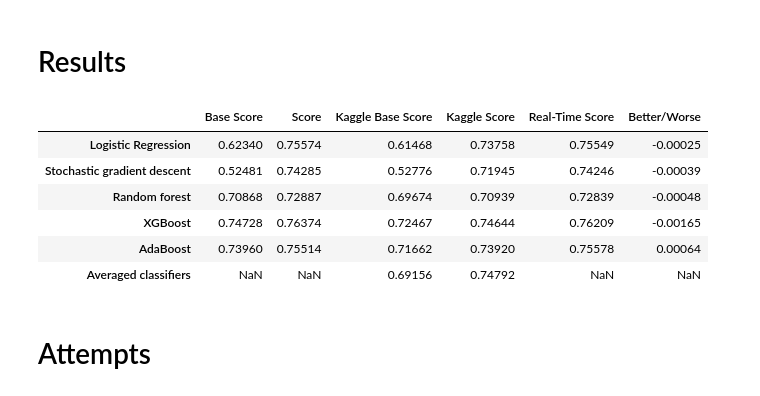
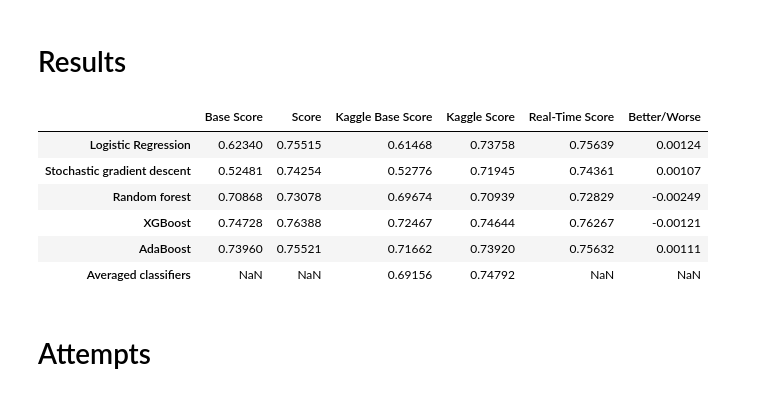
Before and after one commit to Gedas-LT/kaggle-home-credit, a Jupyter notebook: notebook.ipynb, the cells around one changed output. Cells and saved outputs as stored; diff of their text form; code cells hidden in the pictures.

```diff
--- a/notebook.ipynb
+++ b/notebook.ipynb
@@ -673,10 +664,10 @@ get_organization_type = FunctionTransformer(organization_type)
 # %%
 # Data used for training, validation and prediction.
 
-X = application_train.drop(columns=["SK_ID_CURR", "TARGET"])
+X = application_train.drop(columns=["TARGET"])
 y = application_train["TARGET"]
 
-X_test = application_test.drop(columns=["SK_ID_CURR"])
+X_test = application_test.copy()
 
 SK_ID_CURR = application_test["SK_ID_CURR"]
 # %% [markdown]
@@ -707,6 +692,7 @@ log_reg = LogisticRegression(random_state=42, max_iter=400)
 
 log_pipe = Pipeline(
     steps=[
+        ("custom_preprocessor_1", get_credit_card_dpd),
         ("preprocessor", preprocessor),
         ("scaler", StandardScaler()),
         ("model", log_reg)
@@ -734,7 +720,8 @@ sgd = SGDClassifier(loss="log", random_state=42)
 
 sgd_pipe = Pipeline(
     steps=[
-        ("organization_type", get_organization_type),
+        ("custom_preprocessor_1", get_organization_type),
+        ("custom_preprocessor_2", get_credit_card_dpd),
         ("preprocessor", preprocessor),
         ("scaler", StandardScaler()),
         ("model", sgd)
@@ -815,6 +802,7 @@ ada = AdaBoostClassifier(random_state=42)
 
 ada_pipe = Pipeline(
     steps=[
+        ("custom_preprocessor_2", get_credit_card_dpd),
         ("preprocessor", preprocessor),
         ("model", ada)
     ]
@@ -859,48 +847,48 @@ xgboost_base_score = 0.74728
 ada_base_score = 0.7396
 avg_base_score = None
 
-log_score = 0.75574
-sgd_score = 0.74285
-forest_score = 0.72887
-xgboost_score = 0.76374
-ada_score = 0.75514
+log_score = 0.75639
+sgd_score = 0.74361
+forest_score = 0.72829
+xgboost_score = 0.76267
+ada_score = 0.75632
 avg_score = None
 
 kaggle_base_log_score = 0.61468
 kaggle_base_sgd_score = 0.52776
 kaggle_base_forest_score = 0.69674
 kaggle_base_xgboost_score = 0.72467
 kaggle_base_ada_score = 0.71662
 kaggle_base_avg_score = 0.69156
 
 kaggle_log_score = 0.73758
 kaggle_sgd_score = 0.71945
 kaggle_forest_score = 0.70939
 kaggle_xgboost_score = 0.74644
 kaggle_ada_score = 0.73920
 kaggle_avg_score = 0.74792
 
 scores_table = pd.DataFrame({"Base Score": [log_base_score, sgd_base_score, forest_base_score, xgboost_base_score, ada_base_score, avg_base_score],
                              "Score": [log_score, sgd_score, forest_score, xgboost_score, ada_score, avg_score],
                              "Kaggle Base Score": [kaggle_base_log_score, kaggle_base_sgd_score, kaggle_base_forest_score,
                                                    kaggle_base_xgboost_score, kaggle_base_ada_score, kaggle_base_avg_score],
                              "Kaggle Score": [kaggle_log_score, kaggle_sgd_score, kaggle_forest_score, kaggle_xgboost_score, kaggle_ada_score, kaggle_avg_score],
                              "Real-Time Score": [log_score_rt, sgd_score_rt, forest_score_rt, xgboost_score_rt, ada_score_rt, None],
                              "Better/Worse": [log_score_rt - log_score, sgd_score_rt - sgd_score, forest_score_rt - forest_score,
                                               xgboost_score_rt - xgboost_score, ada_score_rt - ada_score, None]
                              }
                             ).set_axis(
                                  ["Logistic Regression", "Stochastic gradient descent", "Random forest", "XGBoost", "AdaBoost", "Averaged classifiers"], axis="index"
                                  )
 
 scores_table
 # %% [output]
 |  | Base Score | Score | Kaggle Base Score | Kaggle Score | Real-Time Score | Better/Worse |
-| Logistic Regression | 0.62340 | 0.75574 | 0.61468 | 0.73758 | 0.75549 | -0.00025 |
-| Stochastic gradient descent | 0.52481 | 0.74285 | 0.52776 | 0.71945 | 0.74246 | -0.00039 |
-| Random forest | 0.70868 | 0.72887 | 0.69674 | 0.70939 | 0.72839 | -0.00048 |
-| XGBoost | 0.74728 | 0.76374 | 0.72467 | 0.74644 | 0.76209 | -0.00165 |
-| AdaBoost | 0.73960 | 0.75514 | 0.71662 | 0.73920 | 0.75578 | 0.00064 |
+| Logistic Regression | 0.62340 | 0.75515 | 0.61468 | 0.73758 | 0.75639 | 0.00124 |
+| Stochastic gradient descent | 0.52481 | 0.74254 | 0.52776 | 0.71945 | 0.74361 | 0.00107 |
+| Random forest | 0.70868 | 0.73078 | 0.69674 | 0.70939 | 0.72829 | -0.00249 |
+| XGBoost | 0.74728 | 0.76388 | 0.72467 | 0.74644 | 0.76267 | -0.00121 |
+| AdaBoost | 0.73960 | 0.75521 | 0.71662 | 0.73920 | 0.75632 | 0.00111 |
 | Averaged classifiers | NaN | NaN | 0.69156 | 0.74792 | NaN | NaN |
 # %% [markdown]
 # Attempts
```
Also changed, not shown: parts of 19 cells of this notebook, 1 other file.
